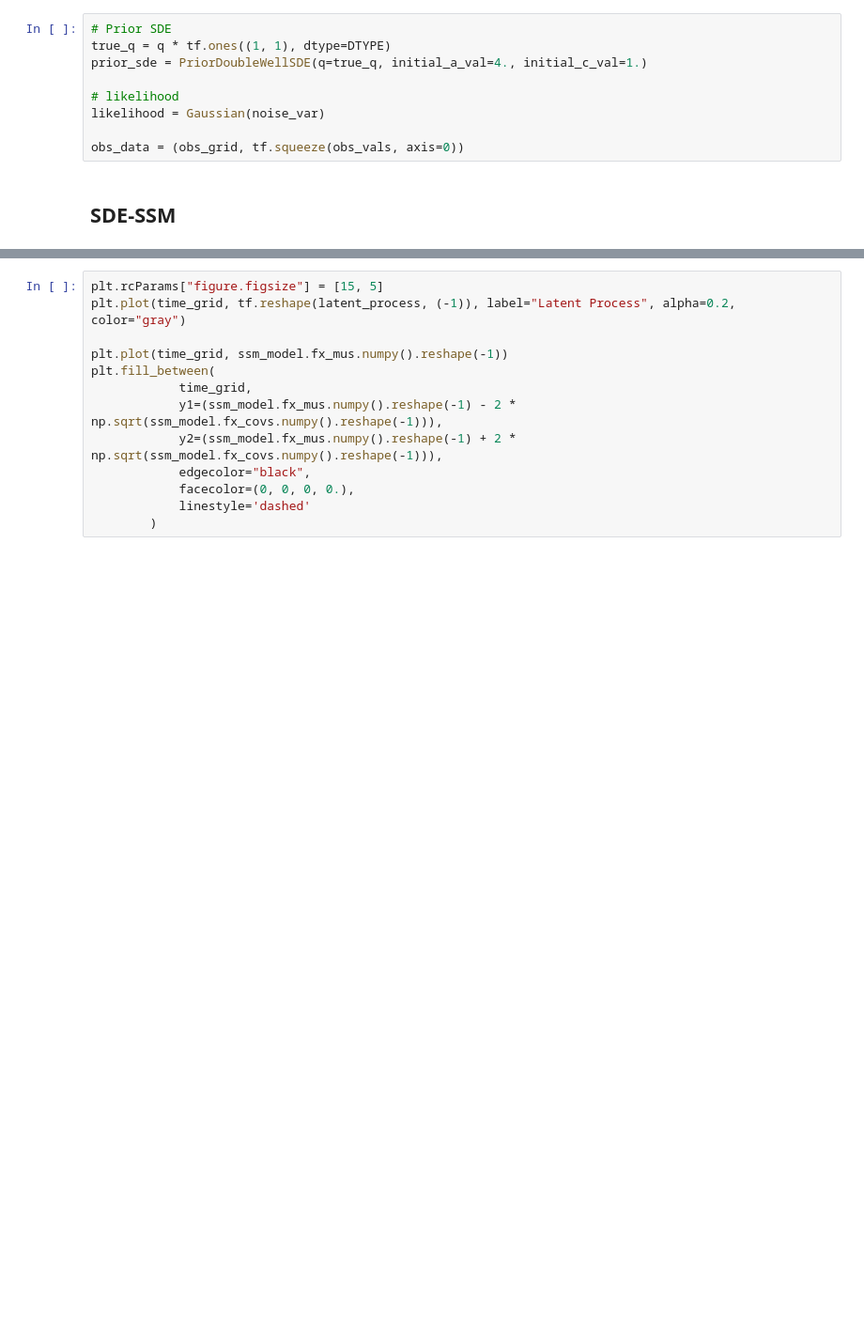
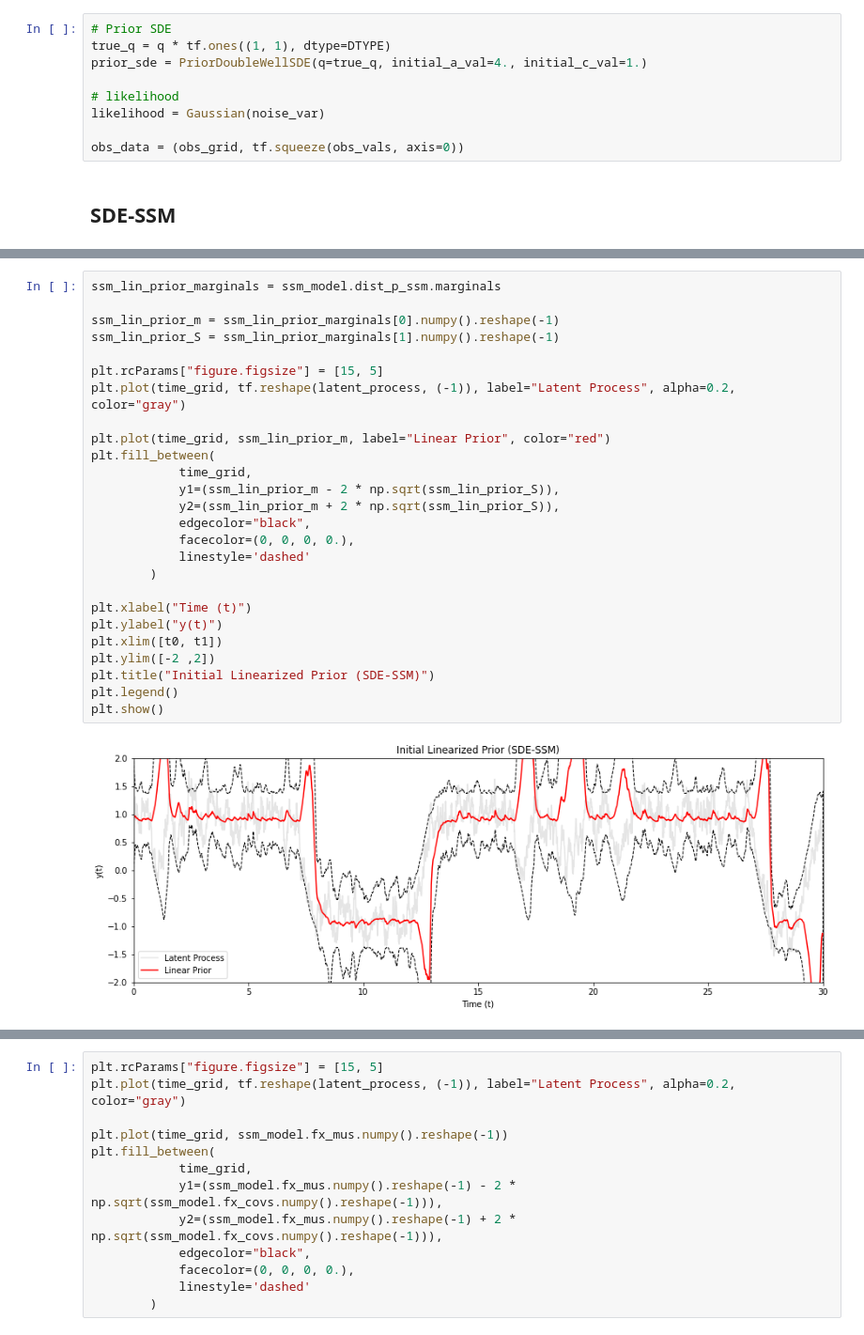
Before and after one commit to secondmind-labs/markovflow, a Jupyter notebook: docs/sde/dw/notebooks/linearize_prior.ipynb, the cells around one changed output, grey strips where cells are left out. Shown: that part at 94% size. Cells and saved outputs as stored; diff of their text form; blank space fills up the shorter version.

```diff
--- a/docs/sde/dw/notebooks/linearize_prior.ipynb
+++ b/docs/sde/dw/notebooks/linearize_prior.ipynb
@@ -88 +102,29 @@ obs_data = (obs_grid, tf.squeeze(obs_vals, axis=0))
+# %%
+ssm_lin_prior_marginals = ssm_model.dist_p_ssm.marginals
+
+ssm_lin_prior_m = ssm_lin_prior_marginals[0].numpy().reshape(-1)
+ssm_lin_prior_S = ssm_lin_prior_marginals[1].numpy().reshape(-1)
+
+plt.rcParams["figure.figsize"] = [15, 5]
+plt.plot(time_grid, tf.reshape(latent_process, (-1)), label="Latent Process", alpha=0.2, color="gray")
+
+plt.plot(time_grid, ssm_lin_prior_m, label="Linear Prior", color="red")
+plt.fill_between(
+            time_grid,
+            y1=(ssm_lin_prior_m - 2 * np.sqrt(ssm_lin_prior_S)),
+            y2=(ssm_lin_prior_m + 2 * np.sqrt(ssm_lin_prior_S)),
+            edgecolor="black",
+            facecolor=(0, 0, 0, 0.),
+            linestyle='dashed'
+        )
+
+plt.xlabel("Time (t)")
+plt.ylabel("y(t)")
+plt.xlim([t0, t1])
+plt.ylim([-2 ,2])
+plt.title("Initial Linearized Prior (SDE-SSM)")
+plt.legend()
+plt.show()
+# %% [output]
+[figure, added]
 # %%
```
Also changed, not shown: parts of 9 cells of this notebook, 2 other files.
